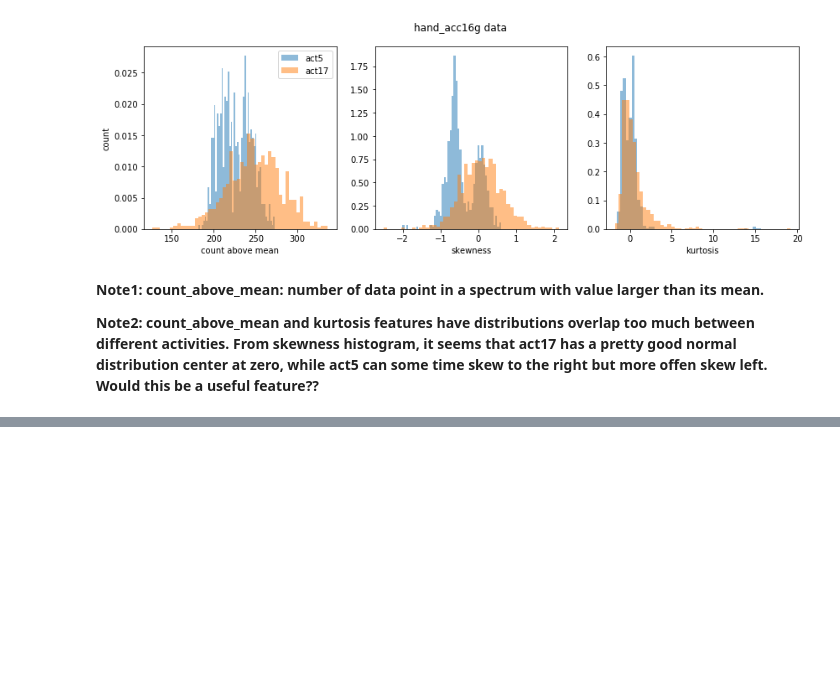
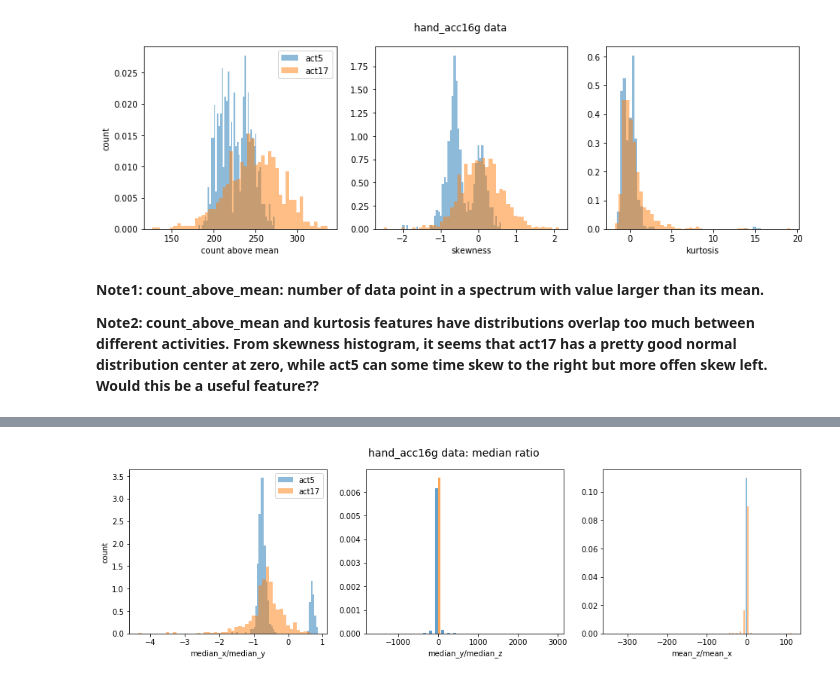
Before and after one commit to kcmeehan/BiometricsActivityClassification, a Jupyter notebook: feature_extraction.ipynb, the cells around one changed output, grey strips where cells are left out. Cells and saved outputs as stored; diff of their text form; code cells hidden in the pictures; blank space fills up the shorter version.

```diff
--- a/feature_extraction.ipynb
+++ b/feature_extraction.ipynb
@@ -227,0 +304,23 @@ plt.xlabel('kurtosis');
+# %%
+hand_acc16g_y_median5 = np.array([ft_cal.median(act5DFlist[i].hand_acc16g_y) for i in range(len(act5DFlist))])
+hand_acc16g_z_median5 = np.array([ft_cal.median(act5DFlist[i].hand_acc16g_z) for i in range(len(act5DFlist))])
+
+hand_acc16g_y_median17 = np.array([ft_cal.median(act17DFlist[i].hand_acc16g_y) for i in range(len(act17DFlist))])
+hand_acc16g_z_median17 = np.array([ft_cal.median(act17DFlist[i].hand_acc16g_z) for i in range(len(act17DFlist))])
+# %%
+plt.figure(figsize=[16, 4])
+plt.suptitle('hand_acc16g data: median ratio', fontsize=14)
+plt.subplot(131)
+plt.hist(hand_acc16g_x_median5/hand_acc16g_y_mean5, bins=50, alpha=0.5, normed=True, label='act5')
+plt.hist(hand_acc16g_x_median17/hand_acc16g_y_mean17, bins=50, alpha=0.5, normed=True, label='act17')
+plt.xlabel('median_x/median_y')
+plt.ylabel('count')
+plt.legend()
+plt.subplot(132)
+plt.hist([hand_acc16g_y_median5/hand_acc16g_z_median5, hand_acc16g_y_median17/hand_acc16g_z_median17], bins=30, alpha=0.7, normed=True)
+plt.xlabel('median_y/median_z')
+plt.subplot(133)
+plt.hist([hand_acc16g_z_median5/hand_acc16g_x_median5, hand_acc16g_z_median17/hand_acc16g_x_median17], bins=50, alpha=0.5, normed=True)
+plt.xlabel('mean_z/mean_x');
+# %% [output]
+[figure, added]
```
Also changed, not shown: parts of 14 cells of this notebook.
